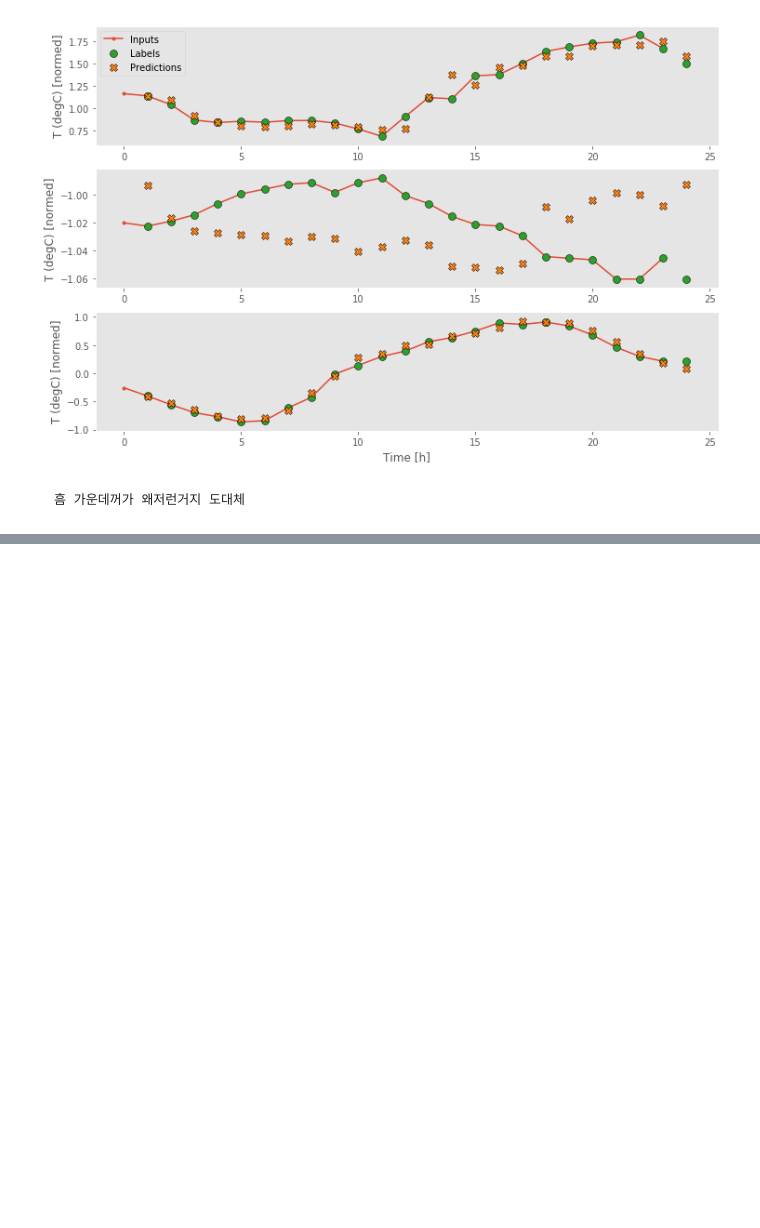
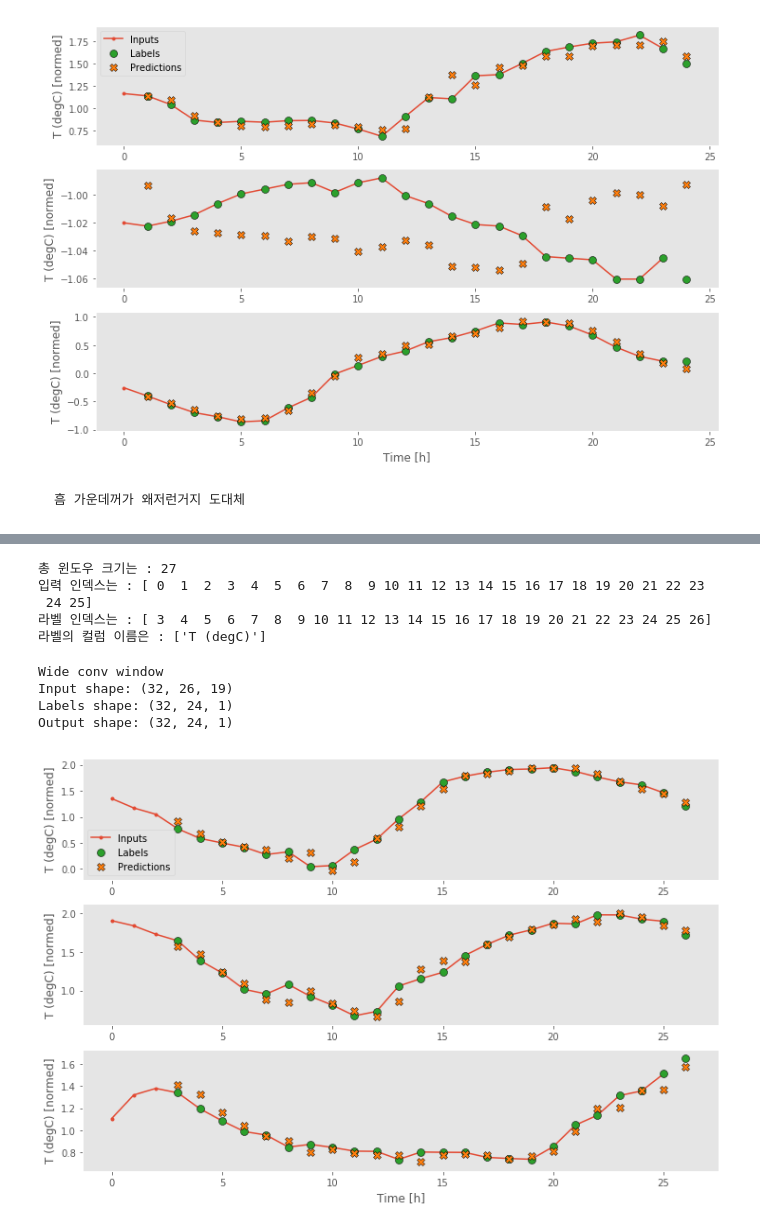
Before and after one commit to skdbsxir/DS-Studying, a Jupyter notebook: [NN Study]/003. Keras Examples - 3. Simple Time Series Prediction.ipynb, the cells around one changed output, grey strips where cells are left out. Saved outputs shown, nothing was run; the diff lists cells and outputs as text; code cells hidden in the pictures; blank space fills up the shorter version.

```diff
--- a/[NN Study]/003. Keras Examples - 3. Simple Time Series Prediction.ipynb
+++ b/[NN Study]/003. Keras Examples - 3. Simple Time Series Prediction.ipynb
@@ -868,0 +925,32 @@ Epoch 7/20
+# %%
+LABEL_WIDTH = 24
+INPUT_WIDTH = LABEL_WIDTH + (CONV_WIDTH - 1)
+
+wide_conv_window = WindowGenerator(
+    input_width=INPUT_WIDTH,
+    label_width=LABEL_WIDTH,
+    shift=1,
+    label_columns=['T (degC)']
+)
+wide_conv_window
+# %% [output]
+총 윈도우 크기는 : 27
+입력 인덱스는 : [ 0  1  2  3  4  5  6  7  8  9 10 11 12 13 14 15 16 17 18 19 20 21 22 23
+ 24 25]
+라벨 인덱스는 : [ 3  4  5  6  7  8  9 10 11 12 13 14 15 16 17 18 19 20 21 22 23 24 25 26]
+라벨의 컬럼 이름은 : ['T (degC)']
+# %%
+print("Wide conv window")
+print('Input shape:', wide_conv_window.example[0].shape)
+print('Labels shape:', wide_conv_window.example[1].shape)
+print('Output shape:', conv_model(wide_conv_window.example[0]).shape)
+# %% [output]
+Wide conv window
+Input shape: (32, 26, 19)
+Labels shape: (32, 24, 1)
+Output shape: (32, 24, 1)
+# %%
+# 다시 제대로 그려보자.
+wide_conv_window.plot(conv_model)
+# %% [output]
+[figure, added]
```
Also changed, not shown: parts of 13 cells of this notebook.
